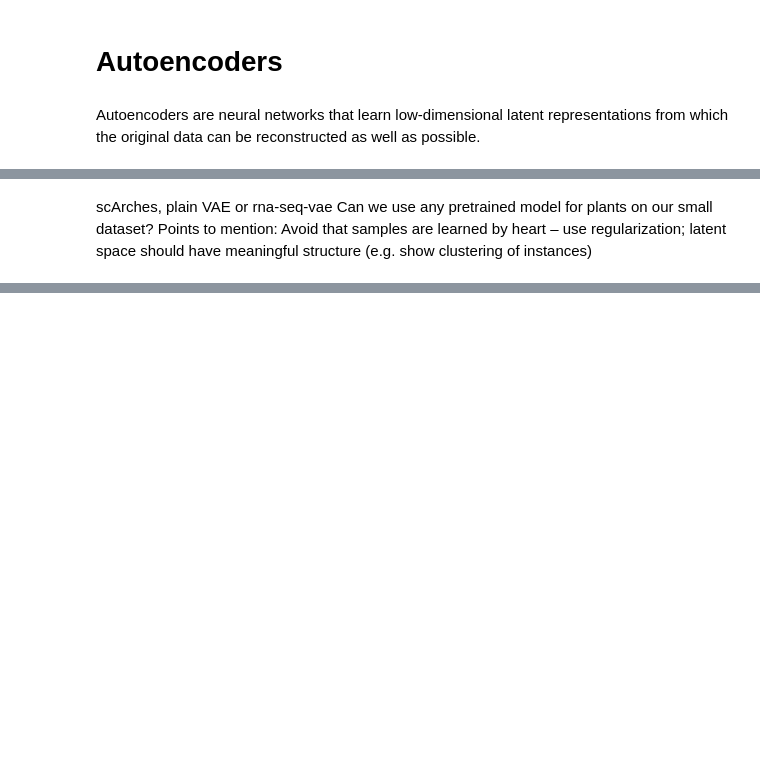
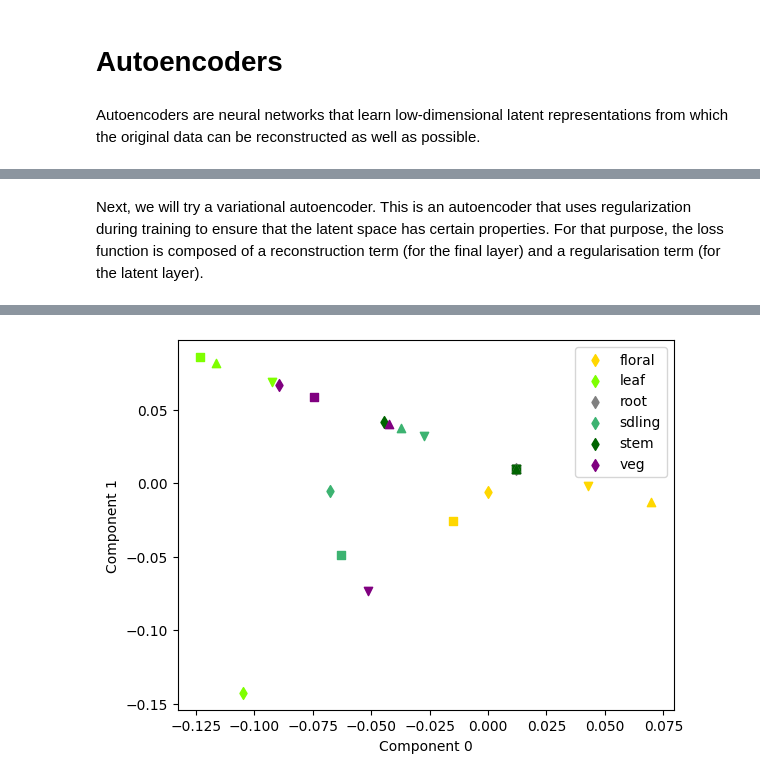
Before and after one commit to HelmholtzAI-Consultants-Munich/DimRed-Course, a Jupyter notebook: notebooks/2_autoencoders.ipynb, the cells around one changed output, grey strips where cells are left out. Cells and saved outputs as stored; diff of their text form; code cells hidden in the pictures; blank space fills up the shorter version.

```diff
--- a/notebooks/2_autoencoders.ipynb
+++ b/notebooks/2_autoencoders.ipynb
@@ -120,4 +109,2 @@ Epoch 30/30
-# %% [markdown]
-scArches, plain VAE or rna-seq-vae
-Can we use any pretrained model for plants on our small dataset?
-Points to mention: Avoid that samples are learned by heart – use regularization; latent space should have meaningful structure (e.g. show clustering of instances)
+# %% [markdown]
+Next, we will try a variational autoencoder. This is an autoencoder that uses regularization during training to ensure that the latent space has certain properties. For that purpose, the loss function is composed of a reconstruction term (for the final layer) and a regularisation term (for the latent layer).
@@ -123,0 +194,3 @@ Points to mention: Avoid that samples are learned by heart – use regularizatio
+# %%
+variational_autoencoder(data[:,range(500)])
+# %% [output]
@@ -123,0 +214 @@ Points to mention: Avoid that samples are learned by heart – use regularizatio
+[figure, added]
```
Also changed, not shown: parts of 7 cells of this notebook, 4 other files.
